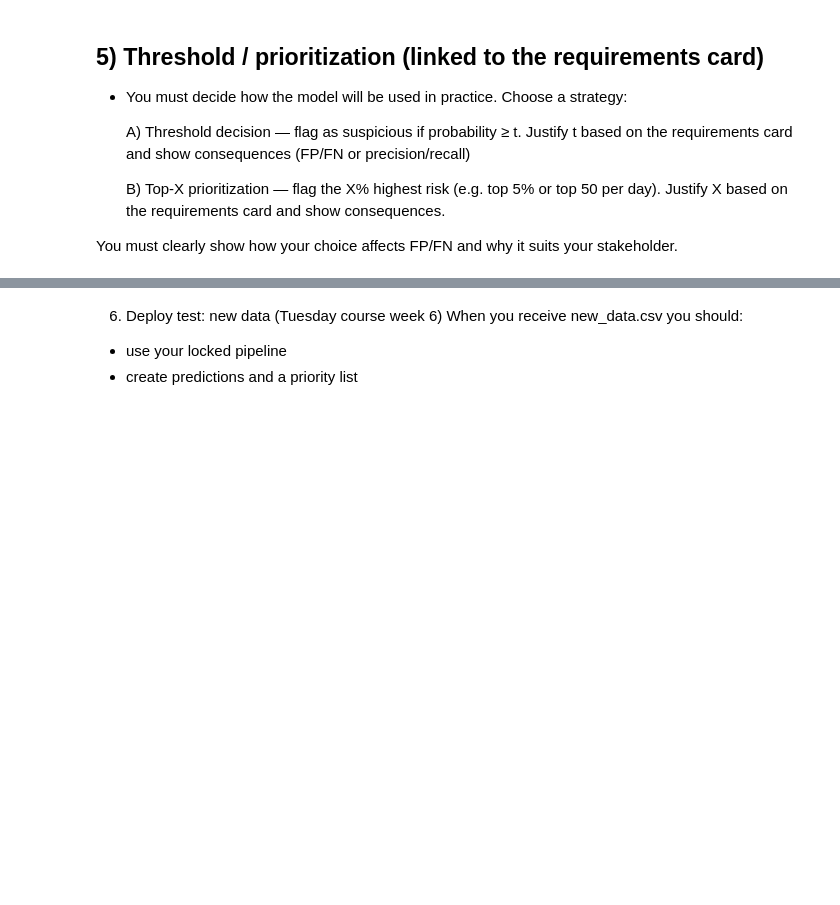
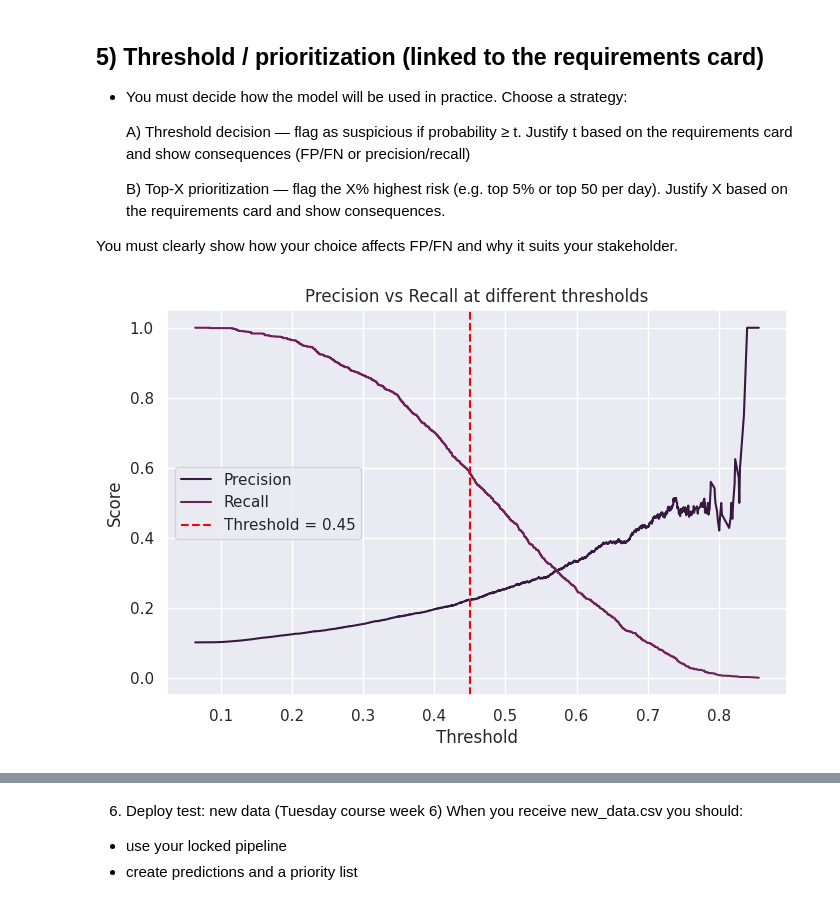
Before and after one commit to IreneGrisenti/Marketplace_Safety_Scam_detection, a Jupyter notebook: Notebooks/scam_detection_model.ipynb, the cells around one changed output, grey strips where cells are left out. Saved outputs shown, nothing was run; the diff lists cells and outputs as text; code cells hidden in the pictures; blank space fills up the shorter version.

```diff
--- a/Notebooks/scam_detection_model.ipynb
+++ b/Notebooks/scam_detection_model.ipynb
@@ -474,3 +474,23 @@ Random Forest was selected as the final model based on its superior and consiste
     B) Top-X prioritization — flag the X% highest risk (e.g. top 5% or top 50 per day). Justify X based on the requirements card and show consequences.
 
 You must clearly show how your choice affects FP/FN and why it suits your stakeholder.
+# %%
+from sklearn.metrics import precision_recall_curve, PrecisionRecallDisplay
+
+# Get probabilities
+rf_best = rf_search.best_estimator_
+y_proba = cross_val_predict(rf_best, X_train, y_train, cv=5, method="predict_proba")[:, 1]
+
+precisions, recalls, thresholds = precision_recall_curve(y_train, y_proba)
+
+plt.figure(figsize=(8, 5))
+plt.plot(thresholds, precisions[:-1], label="Precision")
+plt.plot(thresholds, recalls[:-1], label="Recall")
+plt.axvline(x=0.45, color="red", linestyle="--", label="Threshold = 0.45")
+plt.xlabel("Threshold")
+plt.ylabel("Score")
+plt.title("Precision vs Recall at different thresholds")
+plt.legend()
+plt.show()
+# %% [output]
+[figure, added]
```
Also changed, not shown: parts of 5 cells of this notebook, 1 other file.
